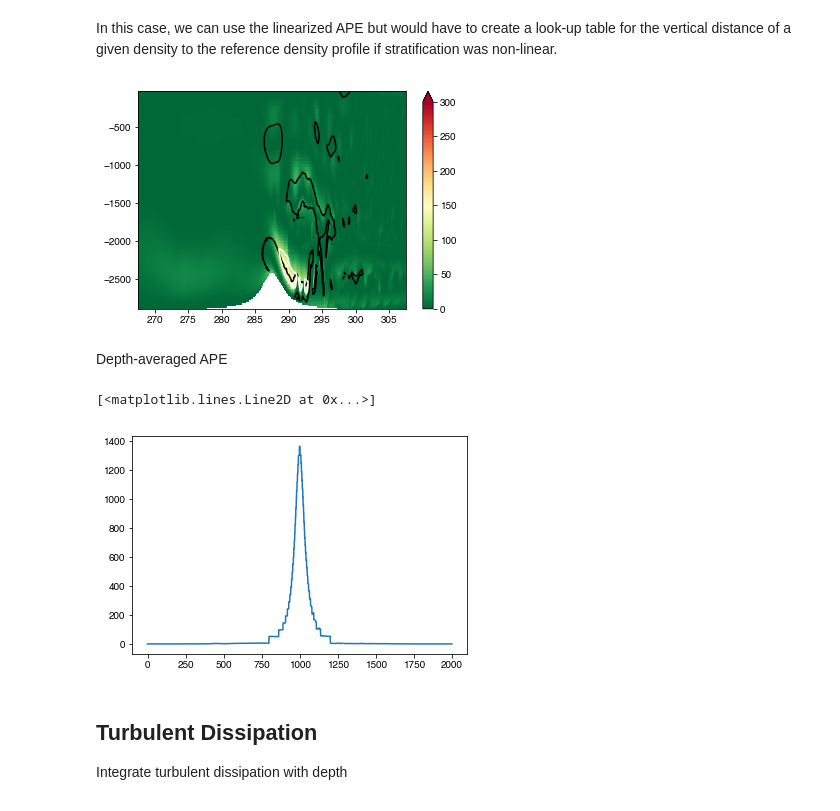
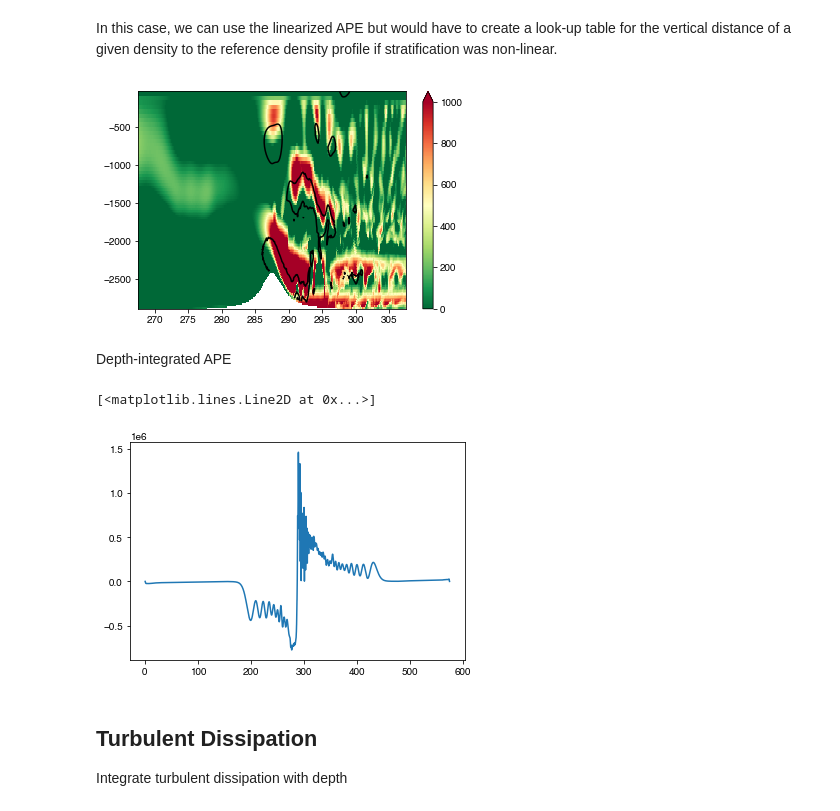
Before and after one commit to gunnarvoet/flow-across-bump, a Jupyter notebook: analysis/bump_analysis.ipynb, the cells around one changed output. Drawn from its saved outputs; the diff is of its cells as text; code cells hidden in the pictures.

```diff
--- a/analysis/bump_analysis.ipynb
+++ b/analysis/bump_analysis.ipynb
@@ -632,5 +632,6 @@ WC = b6.WVEL.values
 # kinetic Energy
 # this is energy per volume element, so N m / m^3:   kg/m^3 * m^2/s^2 = kg/m s^2 = N/m^2 = J/m^3
 Ekin = rho0*(VC**2)
+Ekin = np.squeeze(Ekin)*BathyMaskNaN
 Ekin.shape
 # %% [output]
@@ -671,17 +686,17 @@ $$ APE_{lin} = \frac{g^2 \rho'^2}{2 \rho_0 N^2} $$
 # %% [markdown]
 In this case, we can use the linearized APE but would have to create a look-up table for the vertical distance of a given density to the reference density profile if stratification was non-linear.
 # %%
-APE = gravity**2*rhopert**2/(2*rho0*1e-6)
+APE = gravity**2*rhopert*BathyMaskNaN**2/(2*rho0*1e-6)
 # %%
 APEma = np.ma.masked_where(np.squeeze(grid.HFacC)<1, np.squeeze(APE[-1,:,:]))
 
-h = plt.pcolormesh(grid.Y/1e3,grid.Z,APEma,cmap='RdYlGn_r',vmin=0,vmax=300)
+h = plt.pcolormesh(grid.Y/1e3,grid.Z,APEma,cmap='RdYlGn_r',vmin=0,vmax=1000)
 plt.contour(grid.Y/1e3,grid.Z,Ekinma,levels=[100],colors='k')
-plt.contour(grid.Y/1e3,grid.Z,APEma,levels=[100],colors='w')
+# plt.contour(grid.Y/1e3,grid.Z,APEma,levels=[2000],colors='w')
 CenterPlot(20)
 plt.colorbar(h,extend='max');
 # %% [output]
-[figure, old version]
+[figure, new version]
 # %% [markdown]
-Depth-averaged APE
+Depth-integrated APE
 # %%
@@ -689,8 +704,8 @@ APEda = np.mean(APE,axis=1)
 # %%
-plt.plot(APEda[150,:])
+plt.plot(grid.Y/1e3,APEd[150,:])
 # %% [output]
 [<matplotlib.lines.Line2D at 0x...>]
-[figure, old version]
+[figure, new version]
 # %% [markdown]
 ## Turbulent Dissipation
 Integrate turbulent dissipation with depth
```
Also changed, not shown: parts of 14 cells of this notebook.
